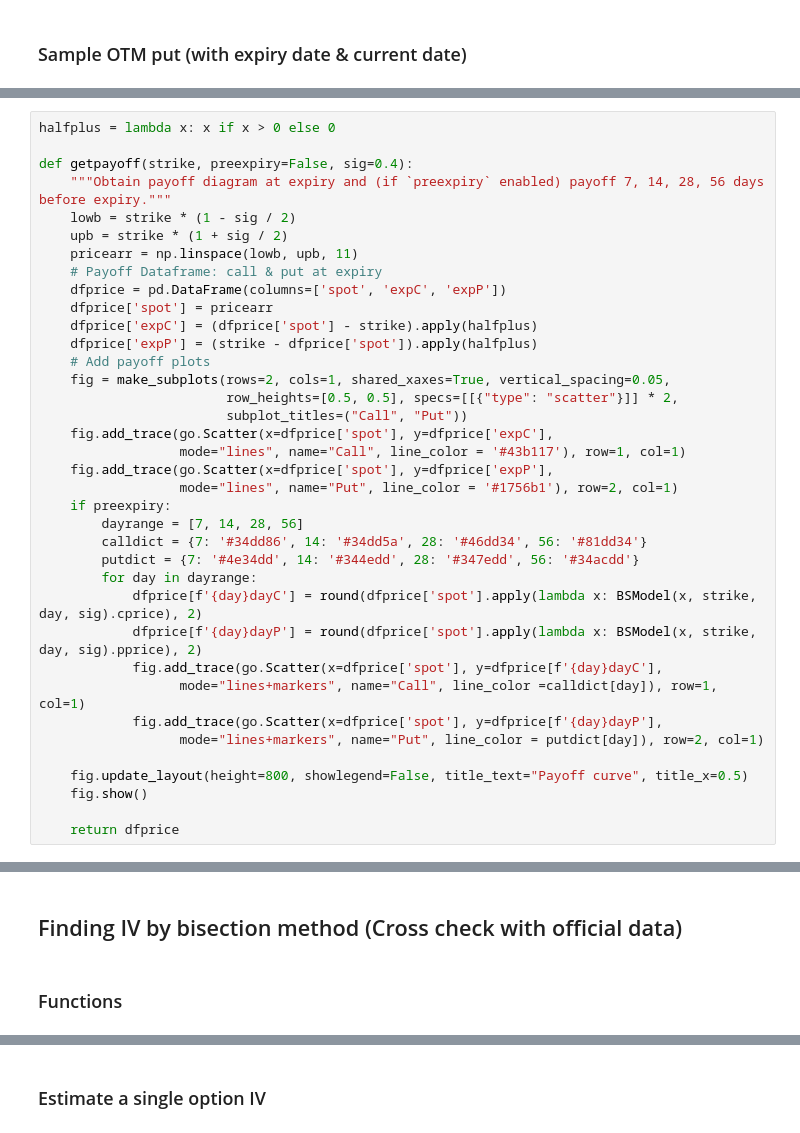
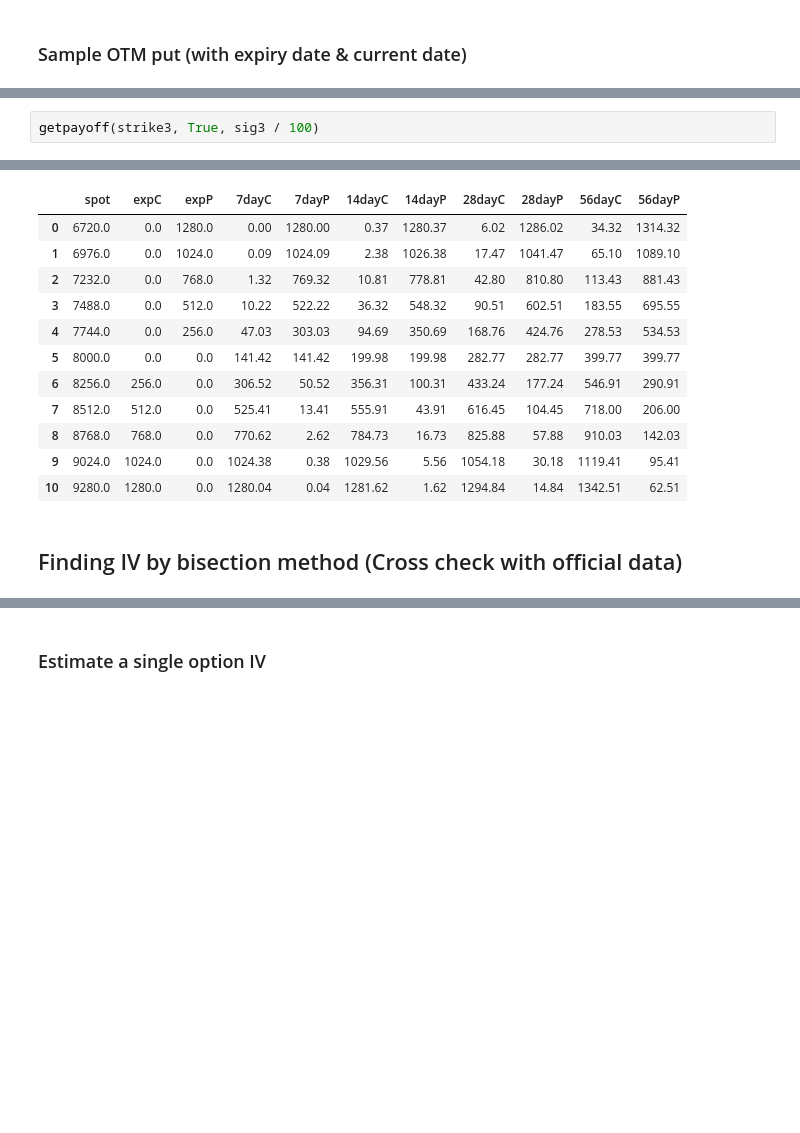
Before and after one commit to willbillionquant/bsoption, a Jupyter notebook: bsmodel-basic.ipynb, the cells around one changed output, grey strips where cells are left out. Saved outputs shown, nothing was run; the diff lists cells and outputs as text; blank space fills up the shorter version.

```diff
--- a/bsmodel-basic.ipynb
+++ b/bsmodel-basic.ipynb
@@ -70,37 +68,0 @@ Put theta: -0.11898607119104739
-# %%
-halfplus = lambda x: x if x > 0 else 0
-
-def getpayoff(strike, preexpiry=False, sig=0.4):
-    """Obtain payoff diagram at expiry and (if `preexpiry` enabled) payoff 7, 14, 28, 56 days before expiry."""
-    lowb = strike * (1 - sig / 2)
-    upb = strike * (1 + sig / 2)
-    pricearr = np.linspace(lowb, upb, 11)
-    # Payoff Dataframe: call & put at expiry
-    dfprice = pd.DataFrame(columns=['spot', 'expC', 'expP'])
-    dfprice['spot'] = pricearr
-    dfprice['expC'] = (dfprice['spot'] - strike).apply(halfplus)
-    dfprice['expP'] = (strike - dfprice['spot']).apply(halfplus)
-    # Add payoff plots
-    fig = make_subplots(rows=2, cols=1, shared_xaxes=True, vertical_spacing=0.05,
-                        row_heights=[0.5, 0.5], specs=[[{"type": "scatter"}]] * 2,
-                        subplot_titles=("Call", "Put"))
-    fig.add_trace(go.Scatter(x=dfprice['spot'], y=dfprice['expC'],
-                  mode="lines", name="Call", line_color = '#43b117'), row=1, col=1)
-    fig.add_trace(go.Scatter(x=dfprice['spot'], y=dfprice['expP'],
-                  mode="lines", name="Put", line_color = '#1756b1'), row=2, col=1)
-    if preexpiry:
-        dayrange = [7, 14, 28, 56]
-        calldict = {7: '#34dd86', 14: '#34dd5a', 28: '#46dd34', 56: '#81dd34'}
-        putdict = {7: '#4e34dd', 14: '#344edd', 28: '#347edd', 56: '#34acdd'}
-        for day in dayrange:
-            dfprice[f'{day}dayC'] = round(dfprice['spot'].apply(lambda x: BSModel(x, strike, day, sig).cprice), 2)
-            dfprice[f'{day}dayP'] = round(dfprice['spot'].apply(lambda x: BSModel(x, strike, day, sig).pprice), 2)
-            fig.add_trace(go.Scatter(x=dfprice['spot'], y=dfprice[f'{day}dayC'],
-                  mode="lines+markers", name="Call", line_color =calldict[day]), row=1, col=1)
-            fig.add_trace(go.Scatter(x=dfprice['spot'], y=dfprice[f'{day}dayP'],
-                  mode="lines+markers", name="Put", line_color = putdict[day]), row=2, col=1)
-
-    fig.update_layout(height=800, showlegend=False, title_text="Payoff curve", title_x=0.5)
-    fig.show()
-
-    return dfprice
@@ -139,0 +85,3 @@ getpayoff(28000, True, 0.3)
+# %%
+getpayoff(strike3, True, sig3 / 100)
+# %% [output]
@@ -140,4 +89,14 @@ getpayoff(28000, True, 0.3)
+|  | spot | expC | expP | 7dayC | 7dayP | 14dayC | 14dayP | 28dayC | 28dayP | 56dayC | 56dayP |
+| 0 | 6720.0 | 0.0 | 1280.0 | 0.00 | 1280.00 | 0.37 | 1280.37 | 6.02 | 1286.02 | 34.32 | 1314.32 |
+| 1 | 6976.0 | 0.0 | 1024.0 | 0.09 | 1024.09 | 2.38 | 1026.38 | 17.47 | 1041.47 | 65.10 | 1089.10 |
+| 2 | 7232.0 | 0.0 | 768.0 | 1.32 | 769.32 | 10.81 | 778.81 | 42.80 | 810.80 | 113.43 | 881.43 |
+| 3 | 7488.0 | 0.0 | 512.0 | 10.22 | 522.22 | 36.32 | 548.32 | 90.51 | 602.51 | 183.55 | 695.55 |
+| 4 | 7744.0 | 0.0 | 256.0 | 47.03 | 303.03 | 94.69 | 350.69 | 168.76 | 424.76 | 278.53 | 534.53 |
+| 5 | 8000.0 | 0.0 | 0.0 | 141.42 | 141.42 | 199.98 | 199.98 | 282.77 | 282.77 | 399.77 | 399.77 |
+| 6 | 8256.0 | 256.0 | 0.0 | 306.52 | 50.52 | 356.31 | 100.31 | 433.24 | 177.24 | 546.91 | 290.91 |
+| 7 | 8512.0 | 512.0 | 0.0 | 525.41 | 13.41 | 555.91 | 43.91 | 616.45 | 104.45 | 718.00 | 206.00 |
+| 8 | 8768.0 | 768.0 | 0.0 | 770.62 | 2.62 | 784.73 | 16.73 | 825.88 | 57.88 | 910.03 | 142.03 |
+| 9 | 9024.0 | 1024.0 | 0.0 | 1024.38 | 0.38 | 1029.56 | 5.56 | 1054.18 | 30.18 | 1119.41 | 95.41 |
+| 10 | 9280.0 | 1280.0 | 0.0 | 1280.04 | 0.04 | 1281.62 | 1.62 | 1294.84 | 14.84 | 1342.51 | 62.51 |
 # %% [markdown]
 ## Finding IV by bisection method (Cross check with official data)
-# %% [markdown]
-### Functions
```
Also changed, not shown: parts of 23 cells of this notebook.
